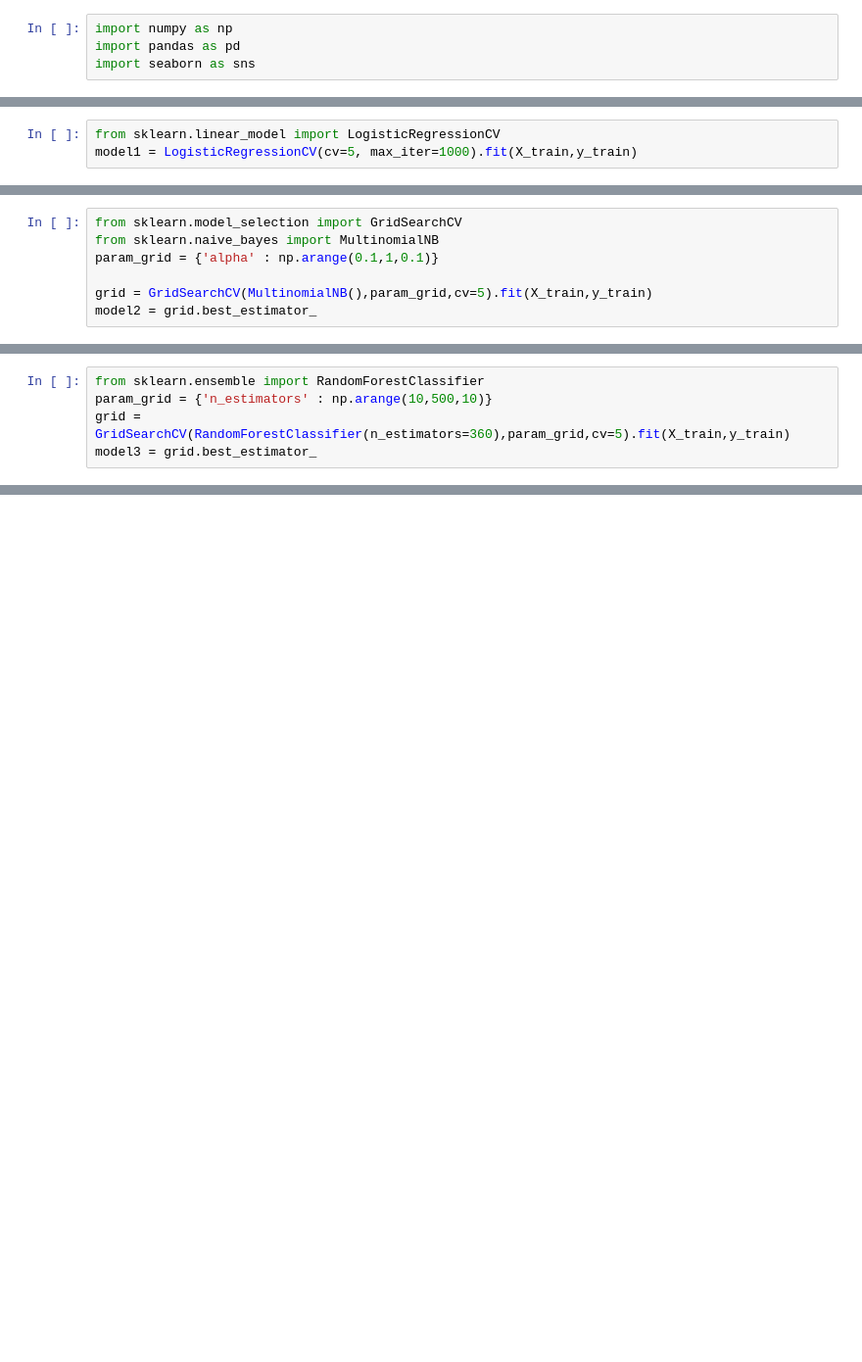
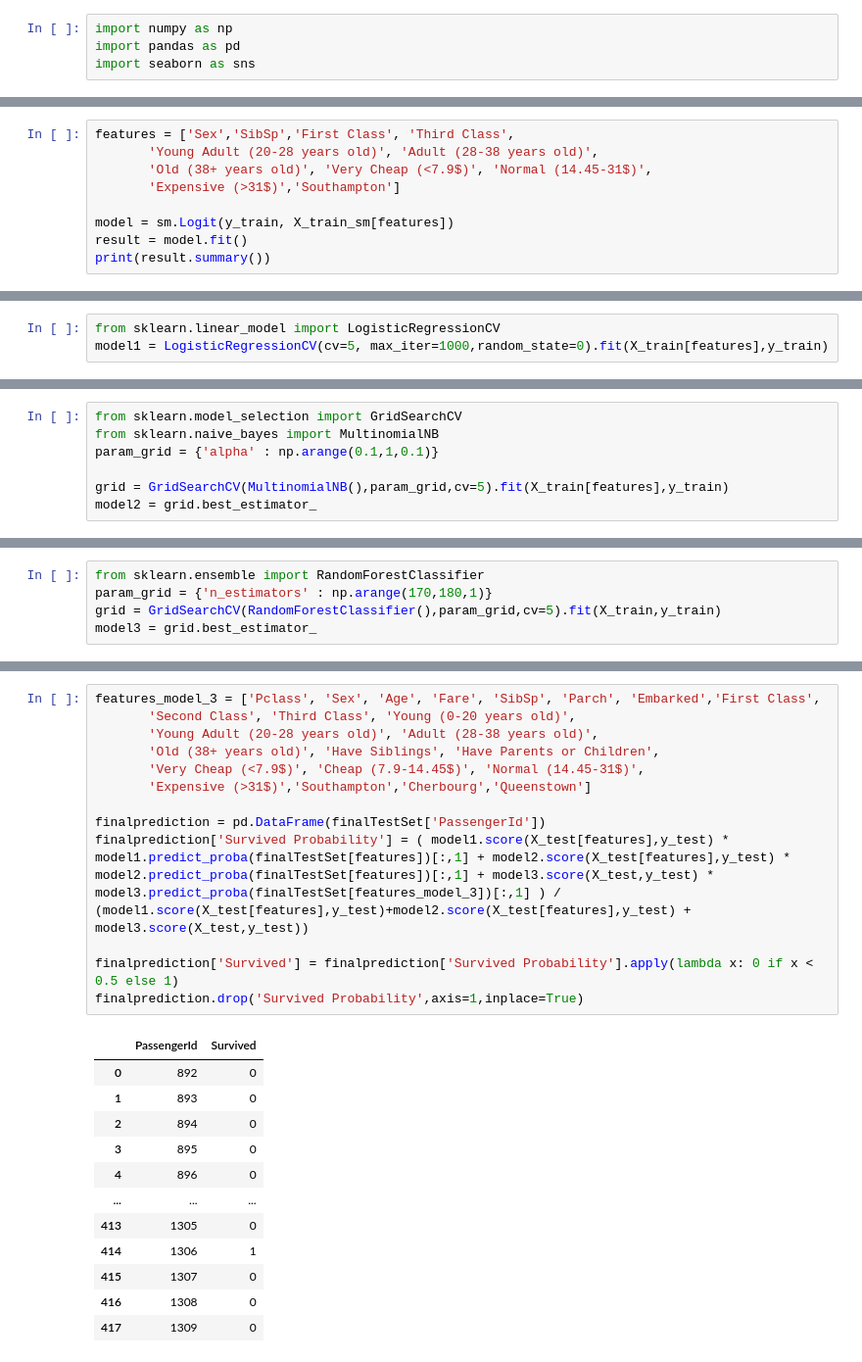
Before and after one commit to cmmm976/TitanicDSproject, a Jupyter notebook: model_building.ipynb, the cells around one changed output, grey strips where cells are left out. Shown: that part at 98% size. Saved outputs shown, nothing was run; the diff lists cells and outputs as text; blank space fills up the shorter version.

Commit message:
finishing building models

```diff
--- a/model_building.ipynb
+++ b/model_building.ipynb
@@ -32,0 +164,9 @@ Index(['PassengerId', 'Survived', 'Pclass', 'Name', 'Sex', 'Age', 'SibSp',
+# %%
+features = ['Sex','SibSp','First Class', 'Third Class',
+       'Young Adult (20-28 years old)', 'Adult (28-38 years old)',
+       'Old (38+ years old)', 'Very Cheap (<7.9$)', 'Normal (14.45-31$)',
+       'Expensive (>31$)','Southampton']
+
+model = sm.Logit(y_train, X_train_sm[features])
+result = model.fit()
+print(result.summary())
@@ -33,4 +191,4 @@ Index(['PassengerId', 'Survived', 'Pclass', 'Name', 'Sex', 'Age', 'SibSp',
 # %%
 from sklearn.linear_model import LogisticRegressionCV
-model1 = LogisticRegressionCV(cv=5, max_iter=1000).fit(X_train,y_train)
+model1 = LogisticRegressionCV(cv=5, max_iter=1000,random_state=0).fit(X_train[features],y_train)
 # %%
@@ -44,6 +202,6 @@ from sklearn.model_selection import GridSearchCV
 from sklearn.naive_bayes import MultinomialNB
 param_grid = {'alpha' : np.arange(0.1,1,0.1)}
 
-grid = GridSearchCV(MultinomialNB(),param_grid,cv=5).fit(X_train,y_train)
+grid = GridSearchCV(MultinomialNB(),param_grid,cv=5).fit(X_train[features],y_train)
 model2 = grid.best_estimator_
 # %%
@@ -55,7 +213,7 @@ model2.score(X_test,y_test)
 # %%
 from sklearn.ensemble import RandomForestClassifier
-param_grid = {'n_estimators' : np.arange(10,500,10)}
-grid = GridSearchCV(RandomForestClassifier(n_estimators=360),param_grid,cv=5).fit(X_train,y_train)
+param_grid = {'n_estimators' : np.arange(170,180,1)}
+grid = GridSearchCV(RandomForestClassifier(),param_grid,cv=5).fit(X_train,y_train)
 model3 = grid.best_estimator_
 # %%
 print(grid.best_params_)
@@ -67,0 +241,26 @@ model3.score(X_test,y_test)
+# %%
+features_model_3 = ['Pclass', 'Sex', 'Age', 'Fare', 'SibSp', 'Parch', 'Embarked','First Class',
+       'Second Class', 'Third Class', 'Young (0-20 years old)',
+       'Young Adult (20-28 years old)', 'Adult (28-38 years old)',
+       'Old (38+ years old)', 'Have Siblings', 'Have Parents or Children',
+       'Very Cheap (<7.9$)', 'Cheap (7.9-14.45$)', 'Normal (14.45-31$)',
+       'Expensive (>31$)','Southampton','Cherbourg','Queenstown']
+
+finalprediction = pd.DataFrame(finalTestSet['PassengerId'])
+finalprediction['Survived Probability'] = ( model1.score(X_test[features],y_test) * model1.predict_proba(finalTestSet[features])[:,1] + model2.score(X_test[features],y_test) * model2.predict_proba(finalTestSet[features])[:,1] + model3.score(X_test,y_test) * model3.predict_proba(finalTestSet[features_model_3])[:,1] ) / (model1.score(X_test[features],y_test)+model2.score(X_test[features],y_test) + model3.score(X_test,y_test))
+
+finalprediction['Survived'] = finalprediction['Survived Probability'].apply(lambda x: 0 if x < 0.5 else 1)
+finalprediction.drop('Survived Probability',axis=1,inplace=True)
+# %% [output]
+|  | PassengerId | Survived |
+| 0 | 892 | 0 |
+| 1 | 893 | 0 |
+| 2 | 894 | 0 |
+| 3 | 895 | 0 |
+| 4 | 896 | 0 |
+| ... | ... | ... |
+| 413 | 1305 | 0 |
+| 414 | 1306 | 1 |
+| 415 | 1307 | 0 |
+| 416 | 1308 | 0 |
+| 417 | 1309 | 0 |
```
Also changed, not shown: parts of 17 cells of this notebook, 4 other files.
